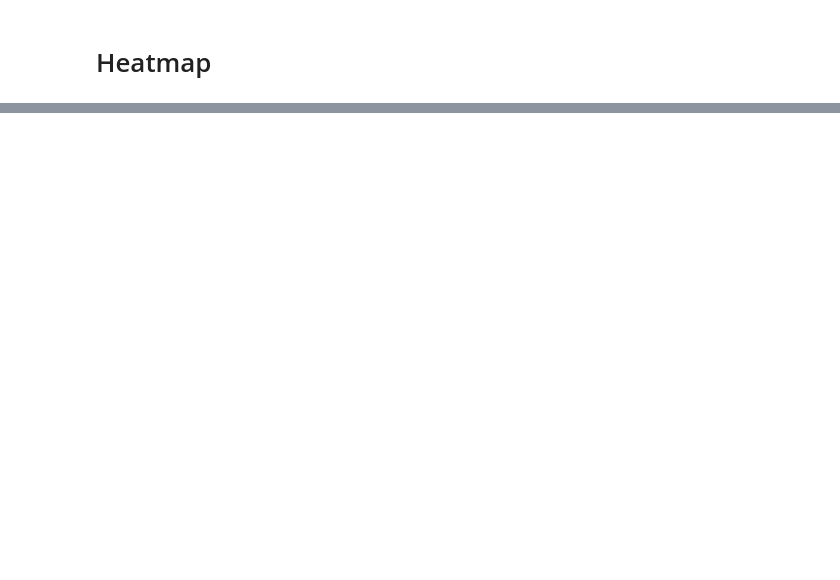
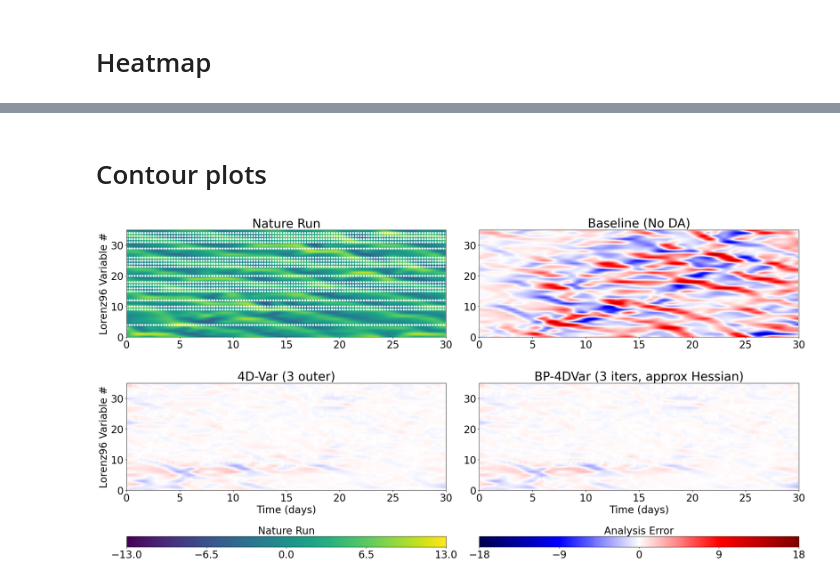
Before and after one commit to StevePny/DataAssimBench-Examples, a Jupyter notebook: examples/da_cycler/6C-Var4D-vsVar4DBackprop-Lorenz96-MakeFigures.ipynb, the cells around one changed output, grey strips where cells are left out. Drawn from its saved outputs; the diff is of its cells as text; code cells hidden in the pictures; blank space fills up the shorter version.

Commit message:
Updated/cleaning Lorenz96 experiments: 4DVar vs Backprop-4DVar

```diff
--- a/examples/da_cycler/6C-Var4D-vsVar4DBackprop-Lorenz96-MakeFigures.ipynb
+++ b/examples/da_cycler/6C-Var4D-vsVar4DBackprop-Lorenz96-MakeFigures.ipynb
@@ -76,3 +90,5 @@ var4d_array = np.flipud((var4d_experiment_df['rmse'].values.reshape((len(num_obs
+# %%
+diff_array_sd  = diff_array_sd / var4d_array
 # %%
 plt.rcParams.update({'font.size': 16})
 
@@ -137,0 +179,2 @@ Text(0.5, 1.0, 'Backprop-4DVar')
+# %% [markdown]
+# Contour plots
@@ -137,0 +197,64 @@ Text(0.5, 1.0, 'Backprop-4DVar')
+# %%
+baserun_traj = load_pickle('./out/l96/l96_baserun_results_18obs_36dim_v1.pkl')
+var4d_traj = load_pickle('./out/l96/l96_4dvar_results_18obs_36dim_v1.pkl')
+bp_traj = load_pickle('./out/l96/l96_bp_results_18obs_36dim_v1.pkl')
+baserun_diff_vals = baserun_traj.values[:-20] - nr_traj.values[:-20]
+bp_diff_vals = bp_traj.values - nr_traj.values[:-20]
+var4d_diff_vals = var4d_traj.values -  nr_traj.values[:-20]
+# %%
+vals_list = [nr_traj.values[0:600].T, baserun_diff_vals[0:600].T,
+             var4d_diff_vals[0:600].T, bp_diff_vals[0:600].T]
+# %%
+names_list = [
+    'Nature Run',
+    'Baseline (No DA)',
+    '4D-Var (3 outer)',
+    'BP-4DVar (3 iters, approx Hessian)'
+    ]
+# %%
+plt.rcParams.update({'font.size': 24})
+axes_height_ratios = np.ones(3)
+axes_height_ratios[2] = 0.1
+fig, axs_grid = plt.subplots(3, 2, figsize = (24, 12),
+                       gridspec_kw={"height_ratios":axes_height_ratios})#, 'hspace':0.275, 'wspace':0.05})
+axs = axs_grid.flatten()
+vmin_nr = -13
+vmax_nr = 13
+vmin_diff = -18
+vmax_diff = 18
+
+for i in range(4):
+    if i ==0:
+        vals = vals_list[i]
+        cmap = 'viridis'
+        v = np.linspace(vmin_nr, vmax_nr, 250, endpoint=True)
+        vticks = np.linspace(vmin_nr, vmax_nr, 5, endpoint=True)
+        im1 = axs[i].contourf(nr_test.times[:600], np.arange(36), vals, v, cmap=cmap)
+        fig.colorbar(im1, cax=axs_grid[2, 0], orientation="horizontal", boundaries=v, ticks=vticks)
+        axs[i].scatter(obs_x, obs_y, color='white', s=15)
+        axs[i].set_xlim(np.min(nr_test.times[:600]), np.max(nr_test.times[:600])+0.05)
+
+    else:
+        vals = vals_list[i]
+        v = np.linspace(vmin_diff, vmax_diff, 250, endpoint=True)
+        vticks = np.linspace(vmin_diff, vmax_diff, 5, endpoint=True)
+        cmap = 'seismic'
+        im2 = axs[i].contourf(nr_test.times[:600], np.arange(36), vals, v, cmap=cmap)
+        if i == 1:
+            fig.colorbar(im2, cax=axs_grid[2, 1], orientation="horizontal", boundaries=v, ticks=vticks)
+        axs[i].set_xlim(np.min(nr_test.times[:600]), np.max(nr_test.times[:600])+0.05)
+
+    axs[i].set_title(names_list[i])
+
+axs_grid[0, 0].set_ylabel('Lorenz96 Variable #')
+axs_grid[1, 0].set_ylabel('Lorenz96 Variable #')
+axs_grid[1, 0].set_xlabel('Time (days)')
+axs_grid[1, 1].set_xlabel('Time (days)')
+axs_grid[2,0].set_title('Nature Run', {'fontsize':24})
+
+axs_grid[2,1].set_title('Analysis Error', {'fontsize':24})
+
+fig.tight_layout()
+plt.show()
+# %% [output]
+[figure, added]
```
Also changed, not shown: parts of 16 cells of this notebook, 2 other files.
